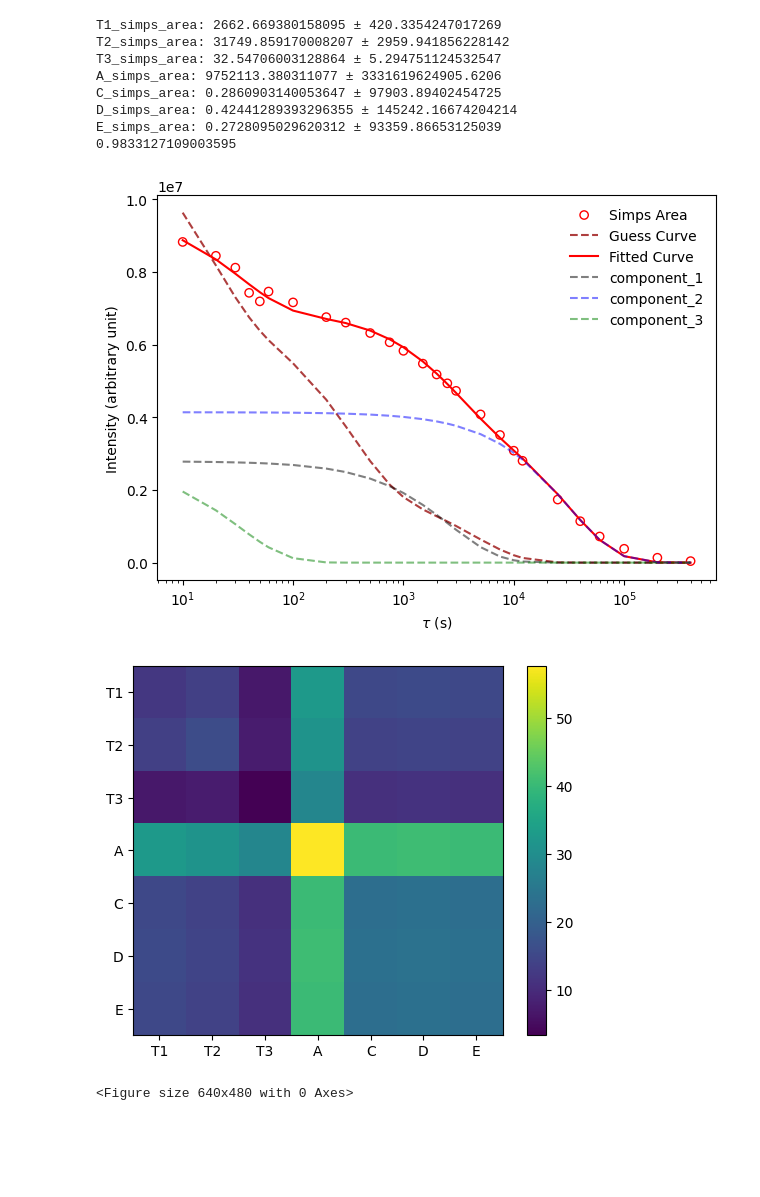
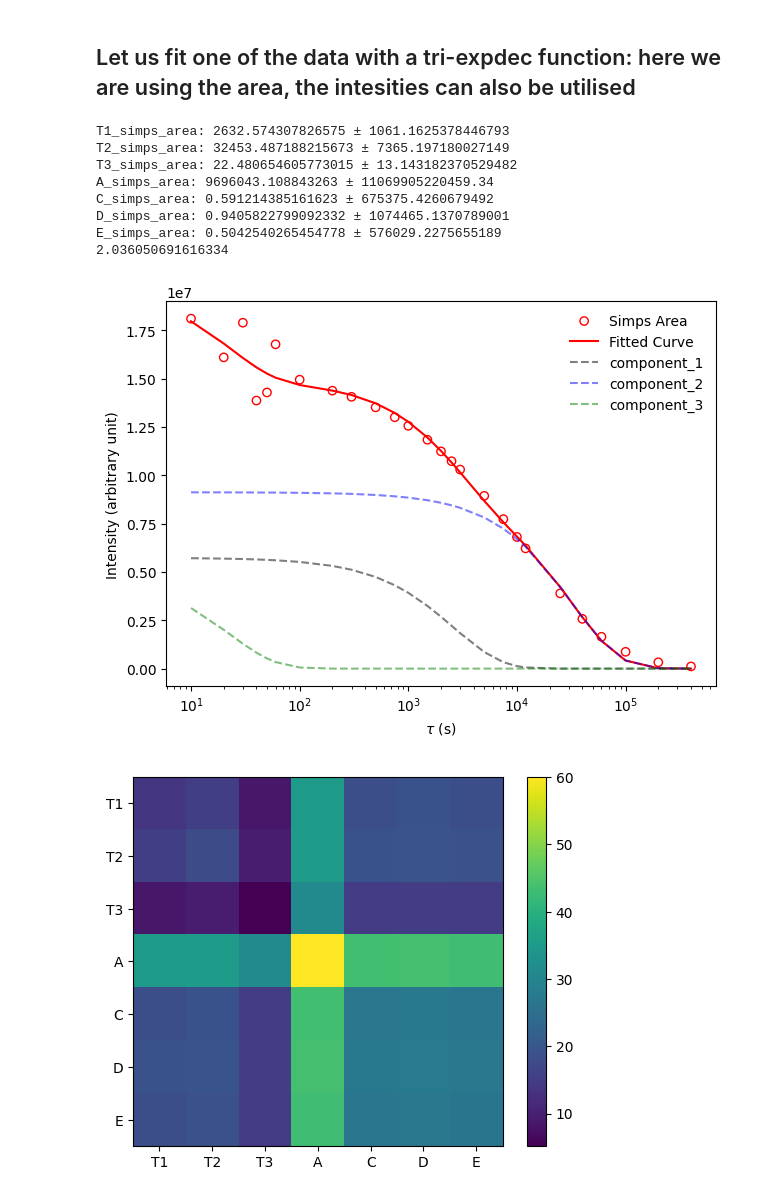
Before and after one commit to BiffoQ/relaxnmr, a Jupyter notebook: docs/user_guide/T1_rho_analysis.ipynb, the cells around one changed output. Saved outputs shown, nothing was run; the diff lists cells and outputs as text; code cells hidden in the pictures; blank space fills up the shorter version.

```diff
--- a/docs/user_guide/T1_rho_analysis.ipynb
+++ b/docs/user_guide/T1_rho_analysis.ipynb
@@ -68,3 +91,7 @@ for i, exp_spectrum in enumerate(exp_spectra):
 # %%
-abs_ints = t1.plot_spectra_and_zoomed_regions(exp_spectra, x_regions, y_regions, 300, -300)
+max_x_zoom = 300
+
+min_x_zoom = -300
+
+abs_ints = t1.plot_spectra_and_zoomed_regions(exp_spectra, x_regions, y_regions, max_x_zoom, min_x_zoom)
 # %% [output]
@@ -86,11 +115,11 @@ abs_ints = t1.plot_spectra_and_zoomed_regions(exp_spectra, x_regions, y_regions,
 
 vd_list = np.array(vd_list)
 
-# print(len(vd_list))
-# # slicing the vd_list if some data points are shitty
+#slicing the vd_list if some data points are shitty
 vd_list = vd_list[:len(abs_ints)]
-#
 
-vd_list = vd_list
+#slicing the intensities if some data points are shitty
 
-print(len(vd_list))
+simps_ints = simps_ints[:len(vd_list)]
+
+abs_ints = abs_ints[:len(vd_list)]
@@ -133,9 +153,13 @@ plt.show()
+# %% [markdown]
+## Let us fit one of the data with a tri-expdec function: here we are using the area, the intesities can also be utilised
 # %%
-#T1rho fitting
+#T1rho fitting of the data
+fig, ax = plt.subplots()
 
-fig, ax = plt.subplots()
 output_lines = []
+
 # Define a list of tuples for the two sets of intensities
+
 intensity_sets = [
     (simps_ints, 'Simps Area', 'Guess Curve', 'Fitted Curve', 'r'),
     (abs_ints, 'Absolute Intensities', 'Guess Abs Int Curve', 'Fitted Curve Absolute Intensity', 'b')
@@ -144,11 +168,11 @@ intensity_sets = [
 
 # Initial guess parameters
 
-T1_guess = 320.7
+T1_guess = 3347
 
-T2_guess = 4378.2
+T2_guess = 34555
 
-T3_guess = 17.4
+T3_guess = 52
 
 
 
@@ -166,16 +190,13 @@ for i, (ints, label, guess_label, fitted_label, color) in enumerate(intensity_se
         E_guess = 0.53
 
 
-    # Scatter plot
-        # ax.scatter(vd_list, ints, color=color, label=label)
-    #scatter plot with marker having no face color
         ax.scatter(vd_list, ints, color=color, marker='o', facecolors='none', label=label)
 
-    # Guess curve
+        # Guess curve
         guess_integrated_int = t1.tri_expdec(vd_list, T1_guess, T2_guess, T3_guess, A_guess, C_guess, D_guess, E_guess)
         # guess_integrated_int = t1.expdec(vd_list, T1_guess, T2_guess, T3_guess, A_guess, B_guess)
 
-        ax.plot(vd_list, guess_integrated_int, color='brown', linestyle='--', label=guess_label, alpha=0.9)
+        # ax.plot(vd_list, guess_integrated_int, color='brown', linestyle='--', label=guess_label, alpha=0.9)
 
     # Fit the data
         popt, pcov = curve_fit(t1.tri_expdec, vd_list, ints, p0=[T1_guess, T2_guess, T3_guess, A_guess, C_guess, D_guess, E_guess])
@@ -196,18 +217,16 @@ for i, (ints, label, guess_label, fitted_label, color) in enumerate(intensity_se
     # Extract the fitted curve
         fitted_curve = t1.tri_expdec(vd_list,T1_fitted, T2_fitted, T3_fitted, A_fitted, C_fitted, D_fitted, E_fitted)
         ax.plot(vd_list, fitted_curve, linestyle='-', color=color, label=fitted_label)
-        # ax.scatter(vd_list, fitted_curve, color='black', marker='o', facecolors='none', label=fitted_label)
         ax.plot(vd_list, component_1, linestyle='--', color='black', alpha=0.5, label='component_1')
         ax.plot(vd_list, component_2, linestyle='--', color='blue', alpha=0.5, label='component_2')
         ax.plot(vd_list, component_3, linestyle='--', color='green', alpha=0.5, label='component_3')
-        # ax.plot(vd_list, overall_component, linestyle='--', color='red', alpha=0.5, label='overall_component')
+
 
     # print the fitted parameters and uncertainties
         print(f'T1_{label.lower().replace(" ", "_")}: {T1_fitted} ± {T1_unc}')
         print(f'T2_{label.lower().replace(" ", "_")}: {T2_fitted} ± {T2_unc}')
         print(f'T3_{label.lower().replace(" ", "_")}: {T3_fitted} ± {T3_unc}')
         print(f'A_{label.lower().replace(" ", "_")}: {A_fitted} ± {A_unc}')
-        # print(f'B_{label.lower().replace(" ", "_")}: {B_fitted} ± {B_unc}')
         print(f'C_{label.lower().replace(" ", "_")}: {C_fitted} ± {C_unc}')
         print(f'D_{label.lower().replace(" ", "_")}: {D_fitted} ± {D_unc}')
         print(f'E_{label.lower().replace(" ", "_")}: {E_fitted} ± {E_unc}')
@@ -221,43 +240,41 @@ for i, (ints, label, guess_label, fitted_label, color) in enumerate(intensity_se
         output_lines.append(f'T2_{label.lower().replace(" ", "_")}: {T2_fitted} ± {T2_unc}\n')
         output_lines.append(f'T3_{label.lower().replace(" ", "_")}: {T3_fitted} ± {T3_unc}\n')
         output_lines.append(f'C_{label.lower().replace(" ", "_")}: {C_fitted} ± {C_unc}\n')
         output_lines.append(f'D_{label.lower().replace(" ", "_")}: {D_fitted} ± {D_unc}\n')
         output_lines.append(f'E_{label.lower().replace(" ", "_")}: {E_fitted} ± {E_unc}\n')
         #save the fitted params and uncertainties in a text file
         with open(filepath+'multi_exp_fitted_params.txt', 'w') as f:
             f.writelines(output_lines)
 
 
-# ax.semilogy()
 ax.semilogx()
 ax.legend(loc='best', frameon=False)
 ax.set_xlabel(r'$\tau$ (s)')
 ax.set_ylabel('Intensity (arbitrary unit)')
 
 
 #plot the covariance matrix in another figure and label the axes with the fitted parameters
-
 
 plt.savefig(filepath+'multi_exp_T1_fitting.svg', bbox_inches='tight', transparent=True)
 plt.tight_layout()
 fig, ax = plt.subplots()
 im = ax.imshow(np.log(np.abs(pcov)))
 ax.set_xticks(np.arange(len(popt)))
 ax.set_yticks(np.arange(len(popt)))
 ax.set_xticklabels(['T1', 'T2', 'T3', 'A', 'C', 'D', 'E'])
 ax.set_yticklabels(['T1', 'T2', 'T3', 'A', 'C', 'D', 'E'])
 plt.colorbar(im)
 plt.show()
 plt.clf()
+plt.close()
 # %% [output]
-T1_simps_area: 2662.669380158095 ± 420.3354247017269
-T2_simps_area: 31749.859170008207 ± 2959.941856228142
-T3_simps_area: 32.54706003128864 ± 5.294751124532547
-A_simps_area: 9752113.380311077 ± 3331619624905.6206
-C_simps_area: 0.2860903140053647 ± 97903.89402454725
-D_simps_area: 0.42441289393296355 ± 145242.16674204214
-E_simps_area: 0.2728095029620312 ± 93359.86653125039
-0.9833127109003595
+T1_simps_area: 2632.574307826575 ± 1061.1625378446793
+T2_simps_area: 32453.487188215673 ± 7365.197180027149
+T3_simps_area: 22.480654605773015 ± 13.143182370529482
+A_simps_area: 9696043.108843263 ± 11069905220459.34
+C_simps_area: 0.591214385161623 ± 675375.4260679492
+D_simps_area: 0.9405822799092332 ± 1074465.1370789001
+E_simps_area: 0.5042540265454778 ± 576029.2275655189
+2.036050691616334
-[figure, old version]
+[figure, new version]
-[figure, old version]
+[figure, new version]
-<Figure size 640x480 with 0 Axes>
```
Also changed, not shown: parts of 14 cells of this notebook, 10 other files.
